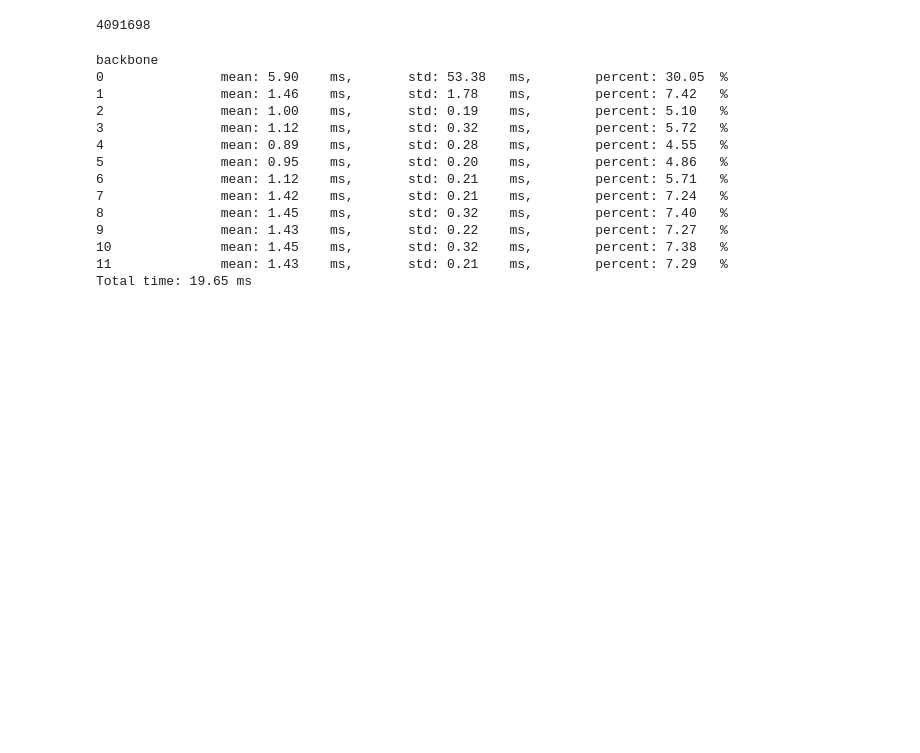
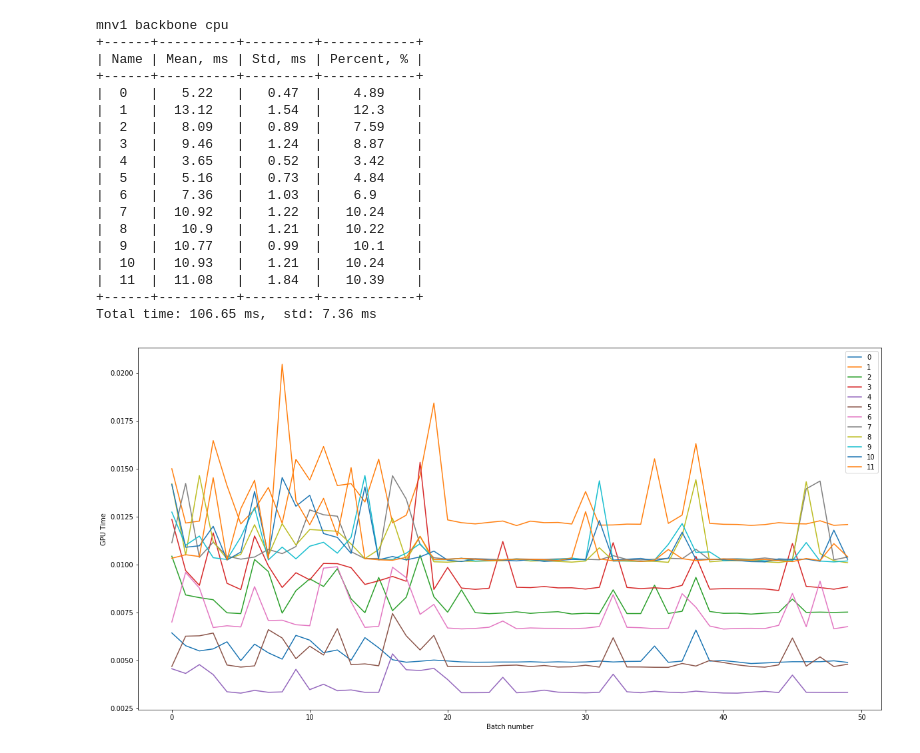
Before and after one commit to Huetous/nas, a Jupyter notebook: jups/profile_example.ipynb, the cells around one changed output. Drawn from its saved outputs; the diff is of its cells as text; code cells hidden in the pictures; blank space fills up the shorter version.

```diff
--- a/jups/profile_example.ipynb
+++ b/jups/profile_example.ipynb
@@ -15,30 +10,36 @@ torch.manual_seed(0)
+# %%
+device = torch.device("cpu")
+if device.type != "cpu":
+    os.environ['CUDA_LAUNCH_BLOCKING'] = "1"
 # %%
-mnv1 = PoseEstimationWithMobileNet().cuda()
+mnv1 = PoseEstimationWithMobileNet().to(device)
-# %%
-sum([p.numel() for p in mnv1.parameters()])
-# %% [output]
-4091698
 # %%
-profiler = Profiler(mnv1.model, "backbone")
-a = torch.randn((4, 3, 128, 128)).cuda()
-for _ in range(100):
+profiler = Profiler(mnv1.model, f"mnv1 backbone {device.type}")
+a = torch.randn((4, 3, 128, 128)).to(device)
+for _ in range(50):
     profiler.forward(a)
 profiler.collect_data()
 profiler.show_table()
-total_backbone = profiler.total_time
+profiler.plot_results()
+total_backbone = profiler.total_time_mean
 # %% [output]
-backbone
-0               mean: 5.90    ms,       std: 53.38   ms,        percent: 30.05  %
-1               mean: 1.46    ms,       std: 1.78    ms,        percent: 7.42   %
-2               mean: 1.00    ms,       std: 0.19    ms,        percent: 5.10   %
-3               mean: 1.12    ms,       std: 0.32    ms,        percent: 5.72   %
-4               mean: 0.89    ms,       std: 0.28    ms,        percent: 4.55   %
-5               mean: 0.95    ms,       std: 0.20    ms,        percent: 4.86   %
-6               mean: 1.12    ms,       std: 0.21    ms,        percent: 5.71   %
-7               mean: 1.42    ms,       std: 0.21    ms,        percent: 7.24   %
-8               mean: 1.45    ms,       std: 0.32    ms,        percent: 7.40   %
-9               mean: 1.43    ms,       std: 0.22    ms,        percent: 7.27   %
-10              mean: 1.45    ms,       std: 0.32    ms,        percent: 7.38   %
-11              mean: 1.43    ms,       std: 0.21    ms,        percent: 7.29   %
-Total time: 19.65 ms
+mnv1 backbone cpu
++------+----------+---------+------------+
+| Name | Mean, ms | Std, ms | Percent, % |
++------+----------+---------+------------+
+|  0   |   5.22   |   0.47  |    4.89    |
+|  1   |  13.12   |   1.54  |    12.3    |
+|  2   |   8.09   |   0.89  |    7.59    |
+|  3   |   9.46   |   1.24  |    8.87    |
+|  4   |   3.65   |   0.52  |    3.42    |
+|  5   |   5.16   |   0.73  |    4.84    |
+|  6   |   7.36   |   1.03  |    6.9     |
+|  7   |  10.92   |   1.22  |   10.24    |
+|  8   |   10.9   |   1.21  |   10.22    |
+|  9   |  10.77   |   0.99  |    10.1    |
+|  10  |  10.93   |   1.21  |   10.24    |
+|  11  |  11.08   |   1.84  |   10.39    |
++------+----------+---------+------------+
+Total time: 106.65 ms,  std: 7.36 ms
+[figure, added]
 # %%
```
Also changed, not shown: parts of 17 cells of this notebook, 9 other files.
